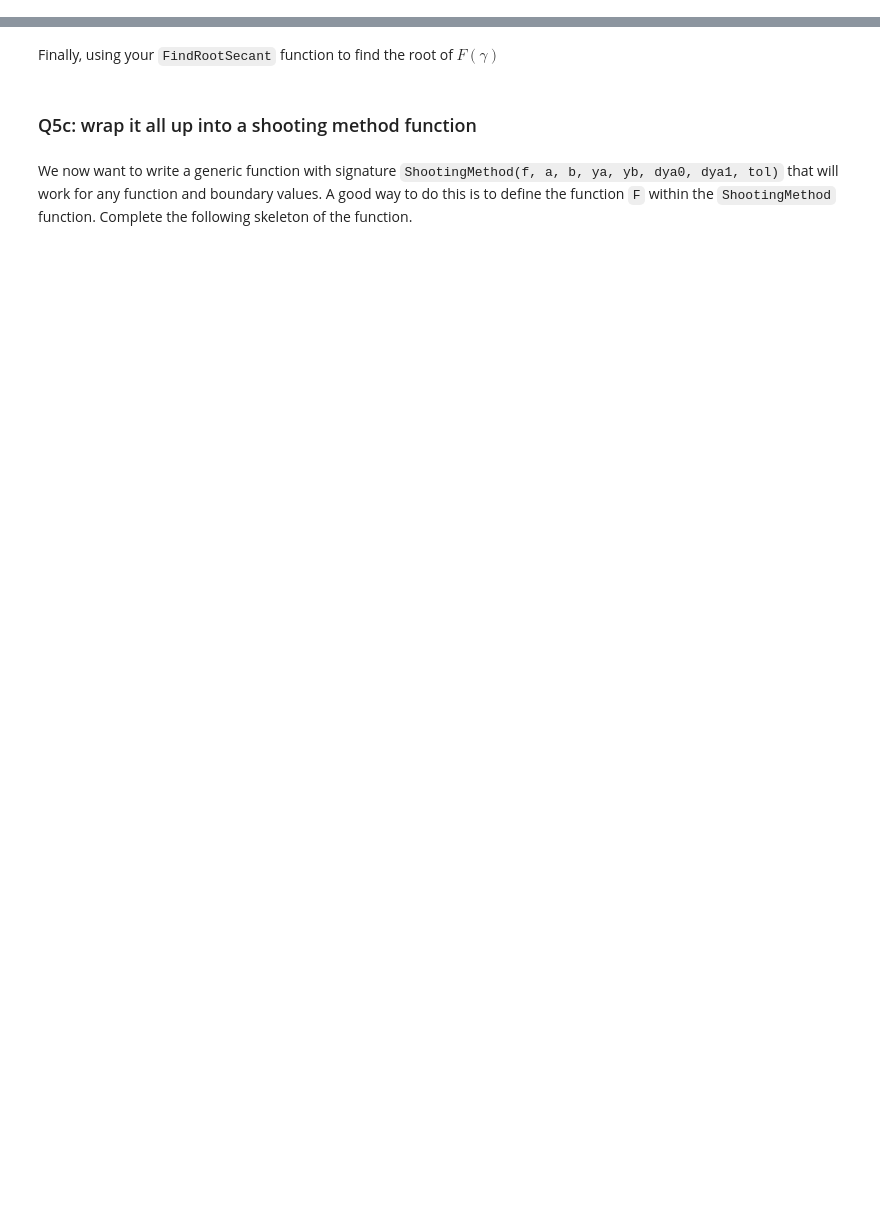
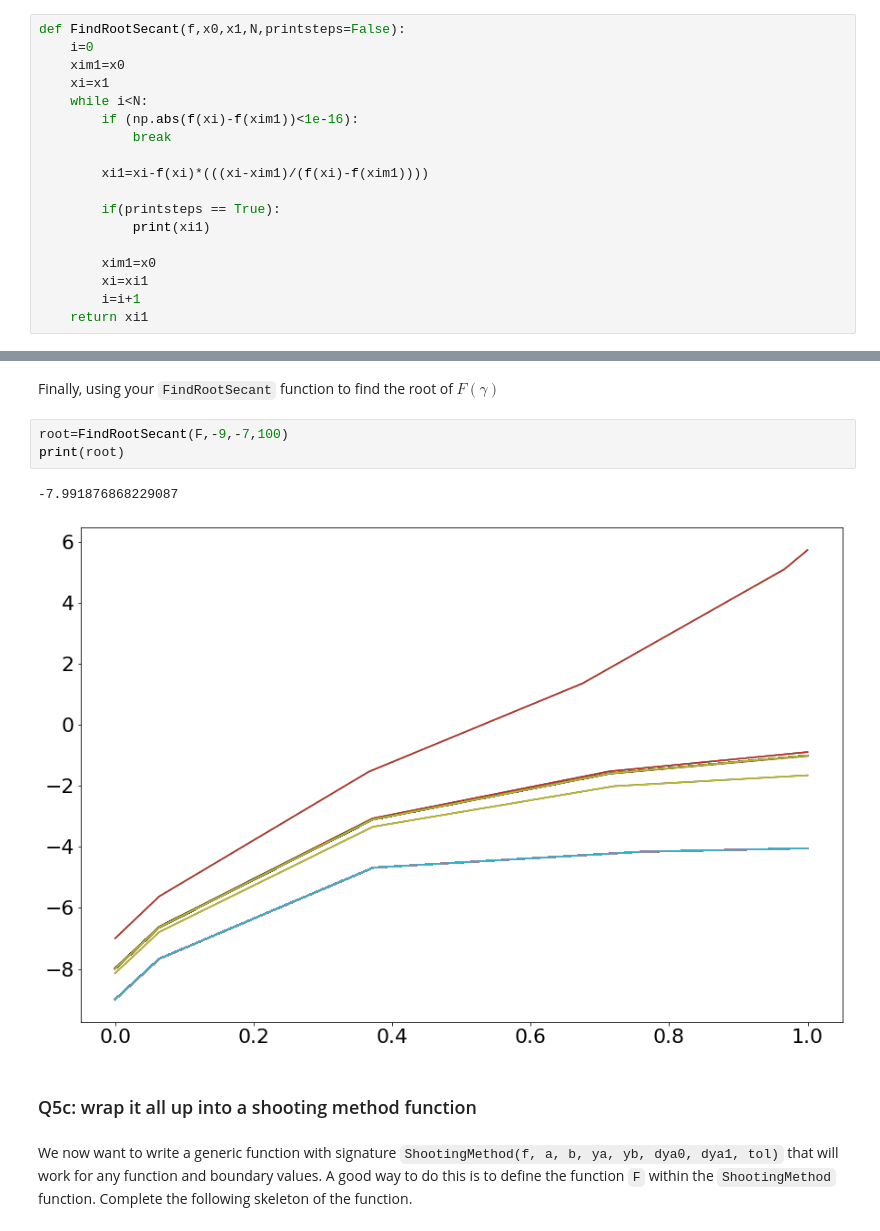
Before and after one commit to Kristian-Mele/ACM20030Assignments, a Jupyter notebook: ACM20030-Assignments-3.ipynb, the cells around one changed output, grey strips where cells are left out. Drawn from its saved outputs; the diff is of its cells as text; blank space fills up the shorter version.

```diff
--- a/ACM20030-Assignments-3.ipynb
+++ b/ACM20030-Assignments-3.ipynb
@@ -390,5 +390,23 @@ with $w(0) = 4, w(1) = 1$
 ### Q5a. Write an efficient root finder
 
 Write a function with signature ``FindRootSecant(f, x0, x1, tol)`` that implements the secant root finding method. You **must** write the function so that it only evaluates the function it's finding the root of once per loop (note this is different from the version of the code in the examples repository). It is important to have an efficient root finder as the function we want to root find on is expensive as it involves solving an ODE.
+# %%
+def FindRootSecant(f,x0,x1,N,printsteps=False):
+    i=0
+    xim1=x0
+    xi=x1
+    while i<N:
+        if (np.abs(f(xi)-f(xim1))<1e-16):
+            break
+
+        xi1=xi-f(xi)*(((xi-xim1)/(f(xi)-f(xim1))))
+
+        if(printsteps == True):
+            print(xi1)
+
+        xim1=x0
+        xi=xi1
+        i=i+1
+    return xi1
 # %% [markdown]
 Test your ``FindRootSecant`` function on a cubic polynomial to check that it is working
@@ -413,5 +478,11 @@ Using the result from the last question plot $F(\gamma)$. Use a grid and label y
 # %% [markdown]
 Finally, using your ``FindRootSecant`` function to find the root of $F(\gamma)$
+# %%
+root=FindRootSecant(F,-9,-7,100)
+print(root)
+# %% [output]
+-7.991876868229087
+[figure, added]
 # %% [markdown]
 ### Q5c: wrap it all up into a shooting method function
 # %% [markdown]
```
Also changed, not shown: parts of 9 cells of this notebook.
